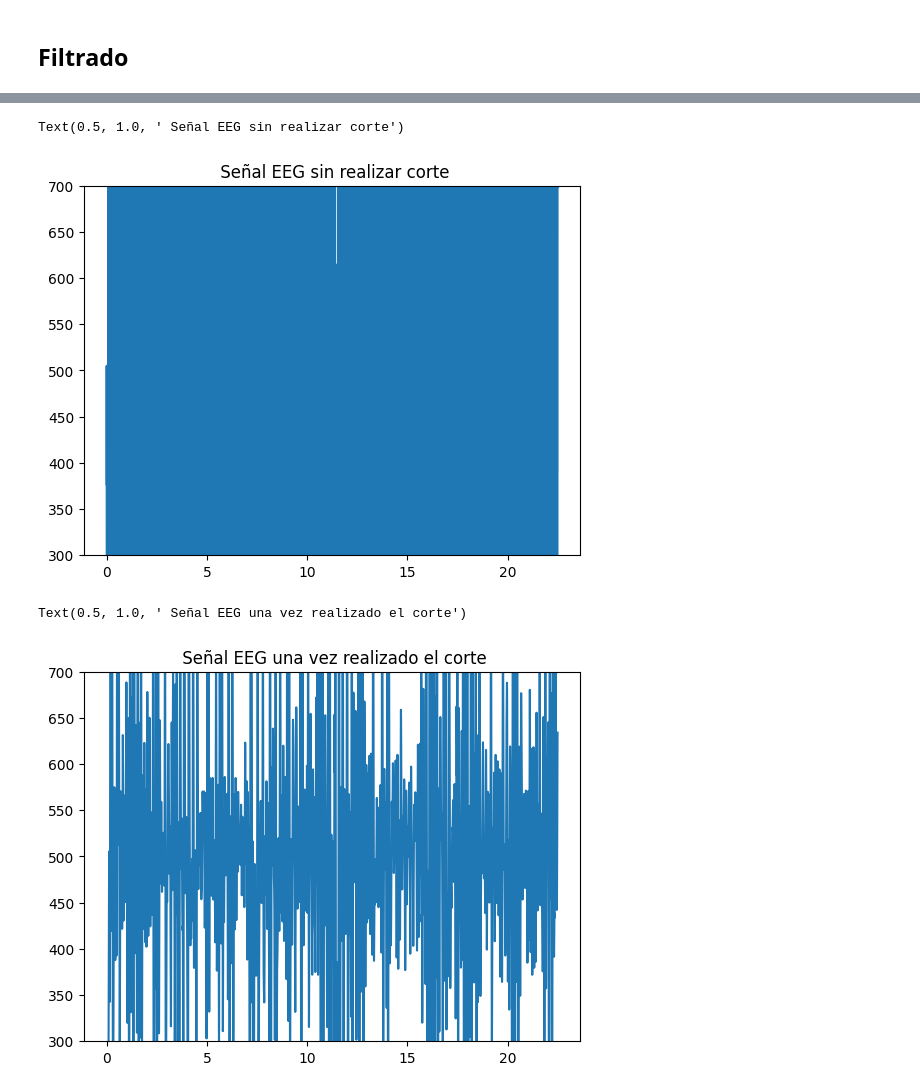
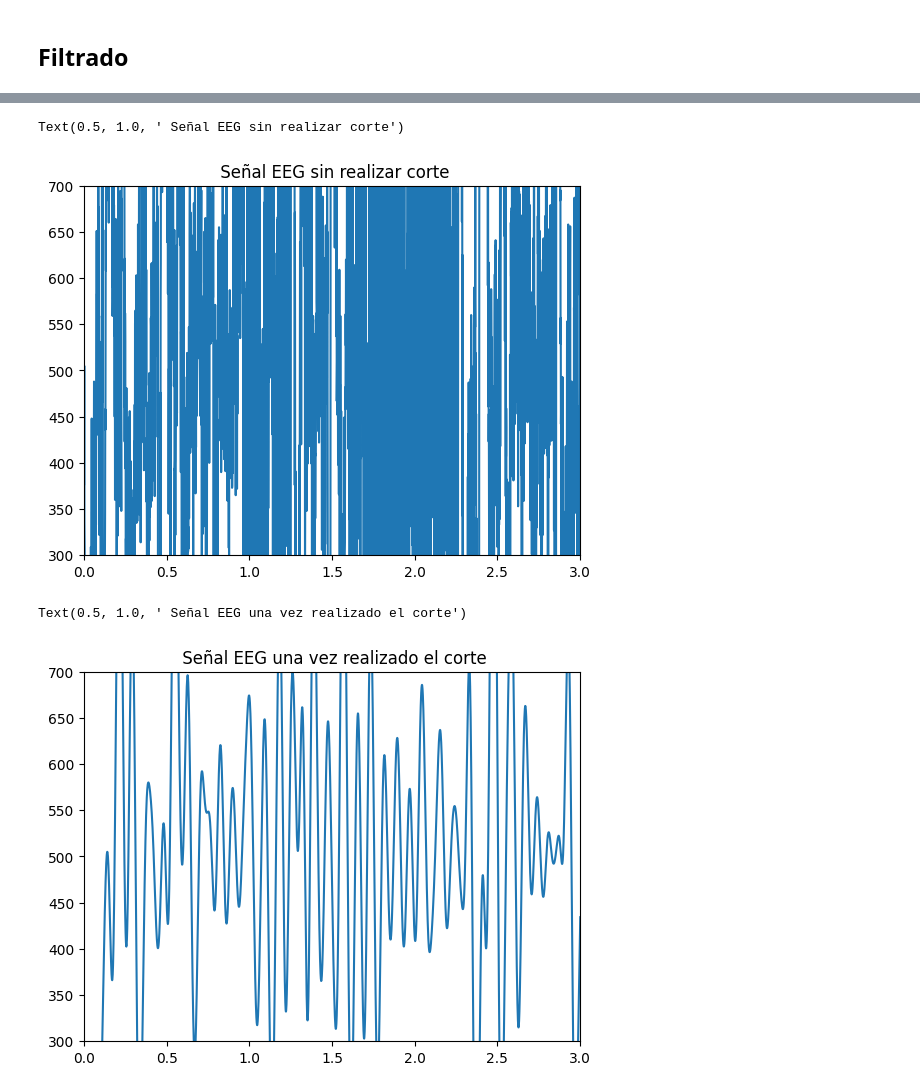
Before and after one commit to daang04/Intro_se-ales, a Jupyter notebook: Laboratorios/Laboratorio7-Filtros/Codigo/IIR_filtrado.ipynb, the cells around one changed output, grey strips where cells are left out. Saved outputs shown, nothing was run; the diff lists cells and outputs as text; code cells hidden in the pictures.

```diff
--- a/Laboratorios/Laboratorio7-Filtros/Codigo/IIR_filtrado.ipynb
+++ b/Laboratorios/Laboratorio7-Filtros/Codigo/IIR_filtrado.ipynb
@@ -241,7 +241,7 @@ spectral_analysis(señaleeg,Fs)
 # %%
 wp=2*np.pi*14.2857
 ws=2*np.pi*5
-N_ord, Wc= signal.buttord(wp, ws, gpass=3, gstop=40, analog=True) #gpass=loss in passband edge frecuencies, gstop= attenuation in stopband edge frecuencies
+N_ord, Wc= signal.buttord(wp, ws, gpass=3, gstop=60, analog=True) #gpass=loss in passband edge frecuencies, gstop= attenuation in stopband edge frecuencies
 fc = np.round(Wc/(2*np.pi) ,2)
 print(f"Orden del filtro: {N_ord}")
 print(f"Frecuencia de corte calculada: {fc} hz")
@@ -296,14 +296,16 @@ Text(0.5, 1.0, 'Analisis de frecuencia realizado el corte')
 # %%
 plt.plot(t,señaleegsinprocesar)
+plt.xlim(0,3)
 plt.ylim([300,700])
 plt.title(" Señal EEG sin realizar corte")
 # %% [output]
 Text(0.5, 1.0, ' Señal EEG sin realizar corte')
-[figure, old version]
+[figure, new version]
 # %%
 plt.plot(t,señaleegfiltrada)
+plt.xlim(0,3)
 plt.ylim([300,700])
 plt.title(" Señal EEG una vez realizado el corte")
 # %% [output]
 Text(0.5, 1.0, ' Señal EEG una vez realizado el corte')
-[figure, old version]
+[figure, new version]
```
Also changed, not shown: parts of 5 cells of this notebook.
